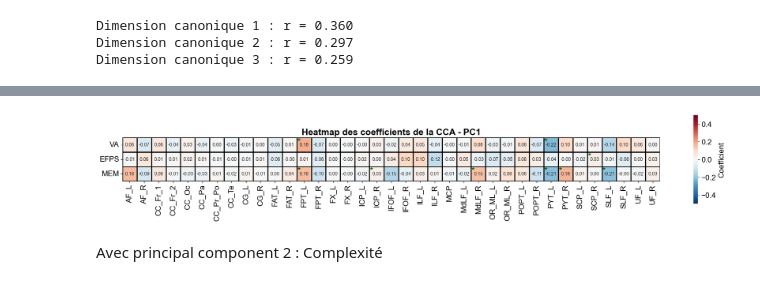
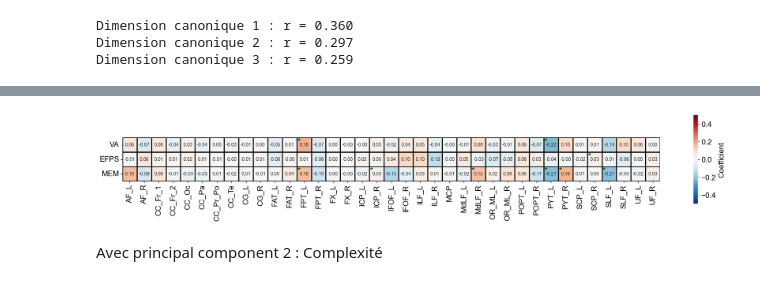
Before and after one commit to rosaliegregoire/FuzzyClustering-PING, a Jupyter notebook: PingCognitionBundles/5-CCA.ipynb, the cells around one changed output, grey strips where cells are left out. Cells and saved outputs as stored; diff of their text form; code cells hidden in the pictures.

```diff
--- a/PingCognitionBundles/5-CCA.ipynb
+++ b/PingCognitionBundles/5-CCA.ipynb
@@ -69,7 +70,7 @@ mod1, score1, coef1, perm_score1, score_pval1, perm_coef1, coef_pval1 = permutat
     cca,
     X1,
     Y1,
-    nb_permutations=5000,
+    nb_permutations=10000,
     processes=4,
     verbose= True,
     scoring="r2",
@@ -181,3 +219,39 @@ cog_loadings_1 = pd.Series(
+# %%
+# Plot a scatter plot for the first canonical dimension of CCA1
+x1_data, y1_data = mod1.transform(X1, Y1)
+
+color = sns.color_palette("Set2")[3]
+
+plotting_parameters = {
+    "x" : x1_data[:, 0],
+    "y" : y1_data[:, 0],
+    "scatter_kws" : {"edgecolor" : "k", "alpha" : 0.7,
+                     "s" : 120,
+                     "color" : color},
+    "line_kws" : {"linewidth" : 1, "color" : "r"},
+}
+
+with plt.rc_context(
+        {"font.family" : "Arial",
+        "font.size" : 20, "font.weight" : "normal", "axes.titleweight" : "bold",
+        }
+    ):
+    fig, ax = plt.subplots(figsize=(8, 8))
+    scatter = sns.regplot(ax=ax, **plotting_parameters)
+
+    ax.spines[["left", "bottom"]].set(linewidth=2)
+    ax.spines[["right", "top"]].set_visible(False)
+    ax.set_ylabel("1$^{ère}$ dimension cognitive", fontdict={"fontweight": "bold"})
+    ax.set_xlabel("1$^{ère}$ dimension des faisceaux", fontdict={"fontweight" : "bold"})
+
+    ax.set_xlim(-0.75, 0.75)
+    ax.set_ylim(-3, 4)
+
+    ax.figure.autofmt_xdate(rotation=60, ha="right")
+
+    plt.tight_layout()
+    plt.savefig(f"{output_dir}/CCA1/cca1_scatter.png", dpi=900)
+    plt.show
 # %%
 coef_df1.set_index("varname", inplace=True)
 coef_df1.columns = ["VA", "EFPS", "MEM"]
@@ -190,36 +264,36 @@ plotting_parameters1 = {
     "vmin" : -0.5,
     "vmax" : 0.5,
     "center" : 0,
     "annot" : True,
     "annot_kws" : {"fontsize": 10},
     "fmt" : ".2f",
     "robust" : True,
     "linewidths" : 0.8,
     "linecolor" : "black",
     "cbar_kws" : {"label": "Coefficient", "shrink": 0.4},
     "square" : True,
 }
 
 with plt.rc_context(
         {"font.family" : "Arial",
         "font.size" : 16, "font.weight" : "normal", "axes.titleweight" : "bold",
         }
     ) :
         fig, ax = plt.subplots(figsize=(21, 7))
         heatmap = sns.heatmap(ax=ax, **plotting_parameters1)
 
         ax.set_xlabel("")
-        ax.set_title("Heatmap des coefficients de la CCA - PC1")
+        ax.set_title("")
 
         for i, j in product(range(coef_pval_df1.T.shape[0]), range(coef_pval_df1.T.shape[1])):
             if coef_pval_df1.T.iloc[i, j] < 0.05:
                 ax.text(j, i, "*", ha="left", va="top", color="darkgreen", fontsize=20)
 
         plt.tight_layout()
-        plt.savefig(f"{output_dir}/cca1_coef_heatmap.png", dpi=900)
+        plt.savefig(f"{output_dir}/CCA1/cca1_coef_heatmap.png", dpi=900)
         plt.show()
 # %% [output]
-[figure, old version]
+[figure, new version]
 # %% [markdown]
 Avec principal component 2 : Complexité
 # %%
```
Also changed, not shown: parts of 22 cells of this notebook, 3 other files.
